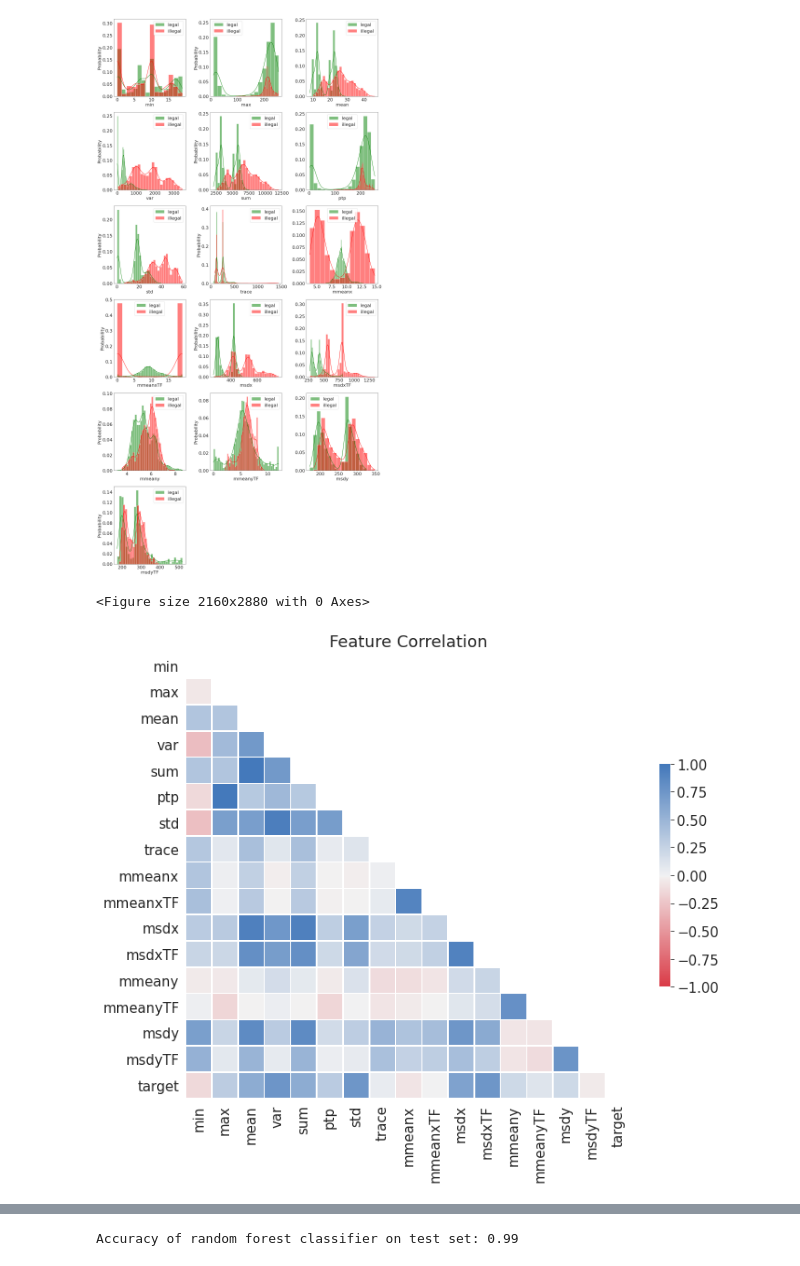
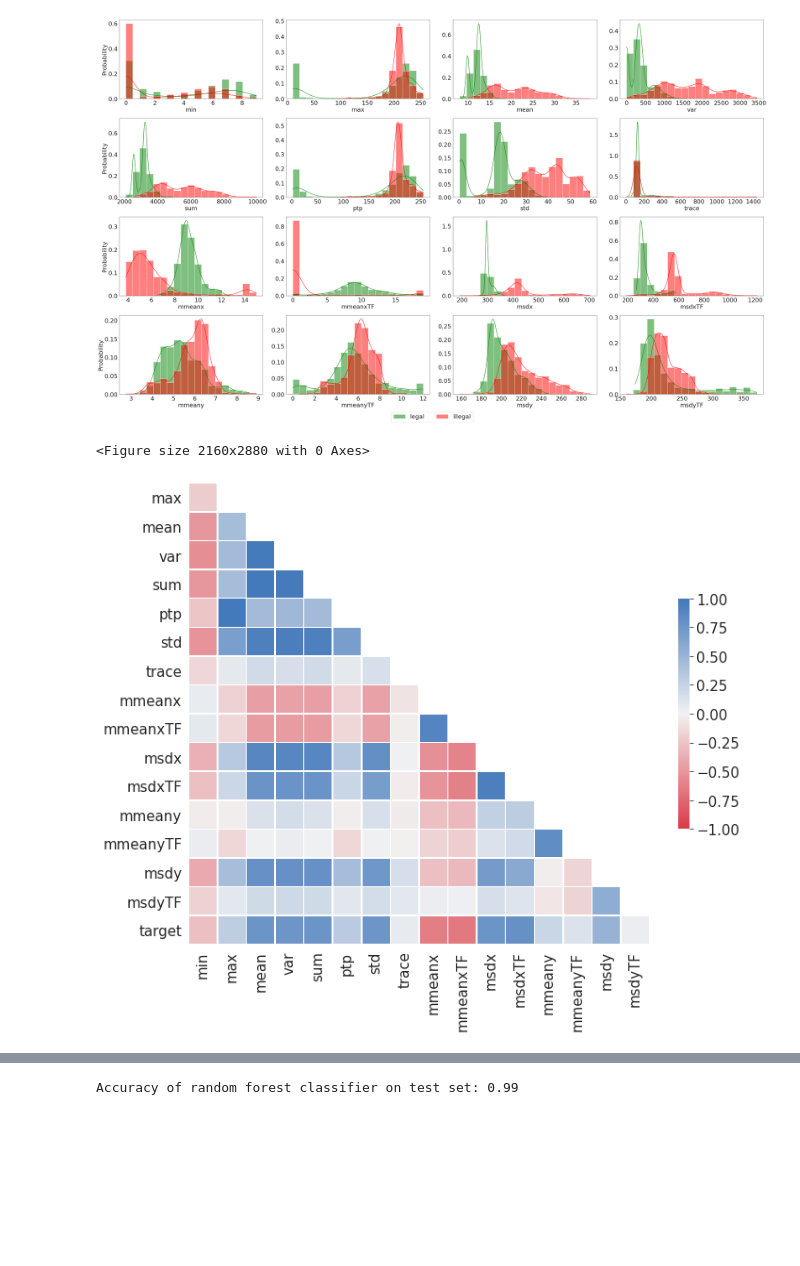
Before and after one commit to mmenzyns/ai-palm-rejection, a Jupyter notebook: ai_ml/feature_learning.ipynb, the cells around one changed output, grey strips where cells are left out. Drawn from its saved outputs; the diff is of its cells as text; code cells hidden in the pictures; blank space fills up the shorter version.

```diff
--- a/ai_ml/feature_learning.ipynb
+++ b/ai_ml/feature_learning.ipynb
@@ -41,11 +41,17 @@ def read_grayscale_pngs(path, width=20, height=13):
         images[i] = np.array(imread(image_path))[:, :, 0] # Pixel data: It's grayscale so take only Red values from [R, G, B, A]
     return images
 # %%
-legal = np.concatenate((read_grayscale_pngs("out/legal/orig"), read_grayscale_pngs("out/legal/mirrored")))
-illegal = np.concatenate((read_grayscale_pngs("out/illegal/orig"), read_grayscale_pngs("out/illegal/mirrored")))
+legal = np.concatenate((
+    read_grayscale_pngs("out/legal/orig"),
+    # read_grayscale_pngs("testing_recurrent/legal"),
+))
+illegal = np.concatenate((
+    read_grayscale_pngs("out/illegal/orig"),
+    # read_grayscale_pngs("out/illegal/mirrored"),
+))
 
-legal_test = read_grayscale_pngs("testing_recurrent/legal")
-illegal_test = read_grayscale_pngs("testing_recurrent/illegal")
+legal_test = read_grayscale_pngs("testing/legal")
+illegal_test = read_grayscale_pngs("testing/illegal")
 # %%
 from scipy import ndimage
 import operator
@@ -206,27 +200,32 @@ illegal_test_features = pd.DataFrame({
 
 test_features = pd.concat((illegal_test_features, legal_test_features))
 # %%
-fig = plt.figure(figsize=(20, 40))
-plt.rcParams.update({'font.size': 22})
+fig = plt.figure(figsize=(40, 25))
+plt.rcParams.update({'font.size': 25})
+n_bins = 20
 i = 1
+sns.set_style(style = 'white')
+
 for feature in features.columns[: features.columns.slice_locs(end='msdyTF')[1]]: # Cycle through columns until and including "trace"
-    plt.subplot(6, 3, i)
-    sns.histplot(data=legal_features, x=feature, kde=True, stat="probability", color='g', label='legal')
-    sns.histplot(data=illegal_features, x=feature, kde=True, stat="probability", color='r', label='illegal')
-    if i % 3 == 0:
+    ax = plt.subplot(4, 4, i)
+    bins = np.linspace(features[feature].min(), features[feature].max(), n_bins)
+    sns.histplot(data=legal_features, x=feature, kde=True, bins=bins, stat="probability", color='g', label='legal', ax=ax)
+    sns.histplot(data=illegal_features, x=feature, kde=True, bins=bins, stat="probability", color='r', label='illegal', ax=ax)
+    if i % 4 != 1:
         plt.ylabel(None)
-    plt.legend(loc='best')
     i += 1
-# fig.suptitle('Feature Analysis')
+handles, labels = fig.axes[0].get_legend_handles_labels()
+fig.legend(handles, labels, loc="lower center", ncol=2)
 fig.tight_layout()
-fig.subplots_adjust(top=0.95)
-plt.savefig('figures/ai_ml_feature_distribution.pdf')
+fig.subplots_adjust(top=0.95, bottom=0.075)
+plt.savefig('figures/ml_feature_distribution.pdf')
 # %% [output]
-[figure, old version]
+[figure, new version]
 # %%
 plt.figure(figsize=(30,40))
-corr = features.corr()
-mask = np.triu(np.ones_like(corr, dtype=np.bool))
+
+corr = features.corr().iloc[1: , :-1]
+mask = np.triu(np.ones_like(corr, dtype=np.bool), k=1)
 sns.set_style(style = 'white')
 plt.rcParams.update({'font.size': 15})
 fig, ax = plt.subplots(figsize=(11, 9))
@@ -234,11 +233,10 @@ cmap = sns.diverging_palette(10, 250, as_cmap=True)
 sns.heatmap(corr, mask=mask, cmap=cmap,
         square=True, vmin=-1.0, vmax=1.0,
         linewidths=.5, cbar_kws={"shrink": .5}, ax=ax)
-plt.title('Feature Correlation')
-plt.savefig('data_elimination_feature_corr.pdf')
+plt.savefig('figures/ml_feature_corr.pdf')
 # %% [output]
 <Figure size 2160x2880 with 0 Axes>
-[figure, old version]
+[figure, new version]
 # %%
 from sklearn.ensemble import RandomForestClassifier
 from sklearn.model_selection import train_test_split# Spliiting data into test and train sets
```
Also changed, not shown: parts of 5 cells of this notebook, 55 other files.
